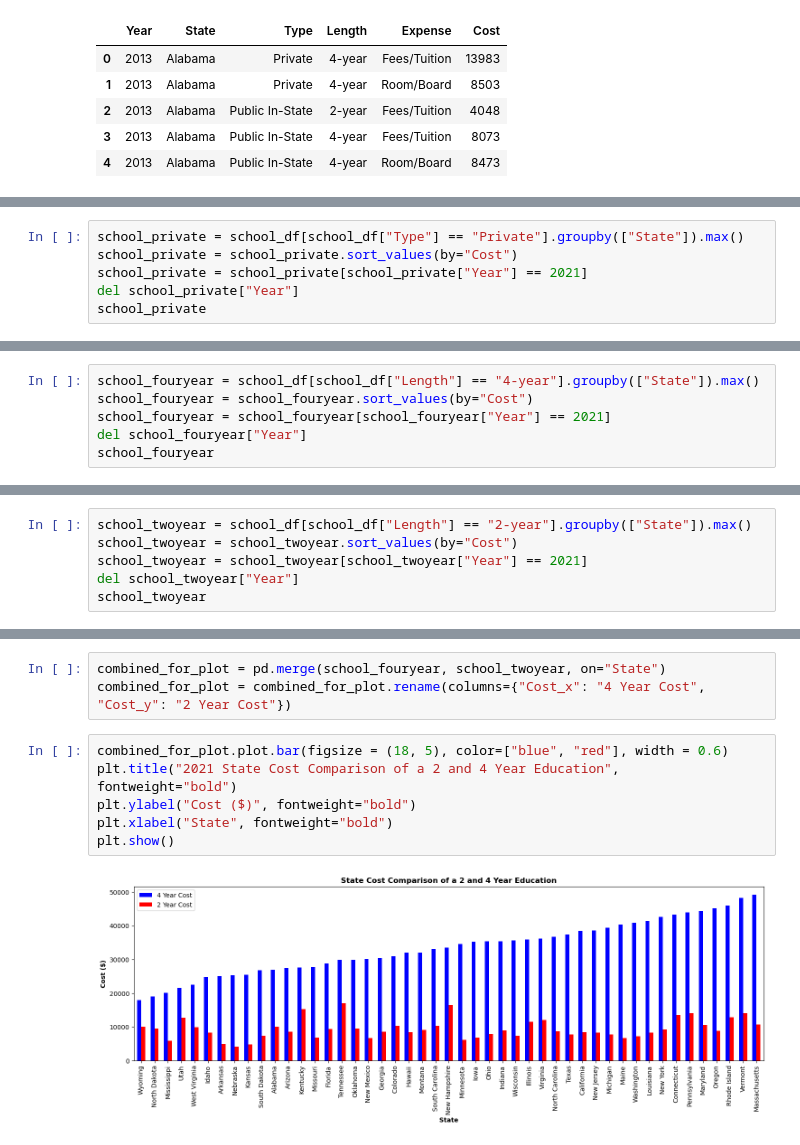
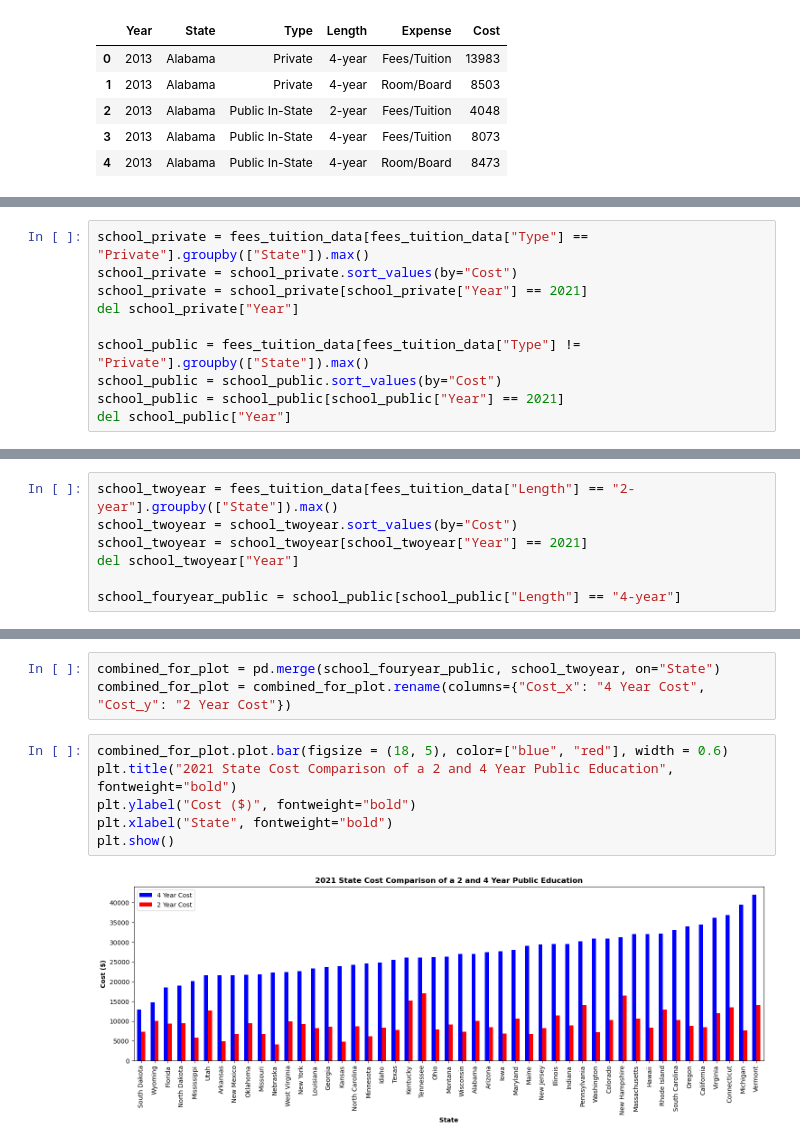
Before and after one commit to anthonybpino/Project-1-Undergrad-Student-Data, a Jupyter notebook: cost_state_2021.ipynb, the cells around one changed output, grey strips where cells are left out. Drawn from its saved outputs; the diff is of its cells as text.

```diff
--- a/cost_state_2021.ipynb
+++ b/cost_state_2021.ipynb
@@ -17,6 +37,10 @@ school_df.head()
 # %%
-school_private = school_df[school_df["Type"] == "Private"].groupby(["State"]).max()
+school_private = fees_tuition_data[fees_tuition_data["Type"] == "Private"].groupby(["State"]).max()
 school_private = school_private.sort_values(by="Cost")
 school_private = school_private[school_private["Year"] == 2021]
 del school_private["Year"]
-school_private
+
+school_public = fees_tuition_data[fees_tuition_data["Type"] != "Private"].groupby(["State"]).max()
+school_public = school_public.sort_values(by="Cost")
+school_public = school_public[school_public["Year"] == 2021]
+del school_public["Year"]
@@ -42,6 +49,7 @@ school_private
 # %%
-school_fouryear = school_df[school_df["Length"] == "4-year"].groupby(["State"]).max()
-school_fouryear = school_fouryear.sort_values(by="Cost")
-school_fouryear = school_fouryear[school_fouryear["Year"] == 2021]
-del school_fouryear["Year"]
-school_fouryear
+school_twoyear = fees_tuition_data[fees_tuition_data["Length"] == "2-year"].groupby(["State"]).max()
+school_twoyear = school_twoyear.sort_values(by="Cost")
+school_twoyear = school_twoyear[school_twoyear["Year"] == 2021]
+del school_twoyear["Year"]
+
+school_fouryear_public = school_public[school_public["Length"] == "4-year"]
@@ -67,6 +55,0 @@ school_fouryear
-# %%
-school_twoyear = school_df[school_df["Length"] == "2-year"].groupby(["State"]).max()
-school_twoyear = school_twoyear.sort_values(by="Cost")
-school_twoyear = school_twoyear[school_twoyear["Year"] == 2021]
-del school_twoyear["Year"]
-school_twoyear
@@ -108,12 +74,12 @@ plt.show()
 # %%
-combined_for_plot = pd.merge(school_fouryear, school_twoyear, on="State")
+combined_for_plot = pd.merge(school_fouryear_public, school_twoyear, on="State")
 combined_for_plot = combined_for_plot.rename(columns={"Cost_x": "4 Year Cost", "Cost_y": "2 Year Cost"})
 # %%
 combined_for_plot.plot.bar(figsize = (18, 5), color=["blue", "red"], width = 0.6)
-plt.title("2021 State Cost Comparison of a 2 and 4 Year Education", fontweight="bold")
+plt.title("2021 State Cost Comparison of a 2 and 4 Year Public Education", fontweight="bold")
 plt.ylabel("Cost ($)", fontweight="bold")
 plt.xlabel("State", fontweight="bold")
 plt.show()
 # %% [output]
-[figure, old version]
+[figure, new version]
 # %%
```
Also changed, not shown: parts of 15 cells of this notebook, 5 other files.
